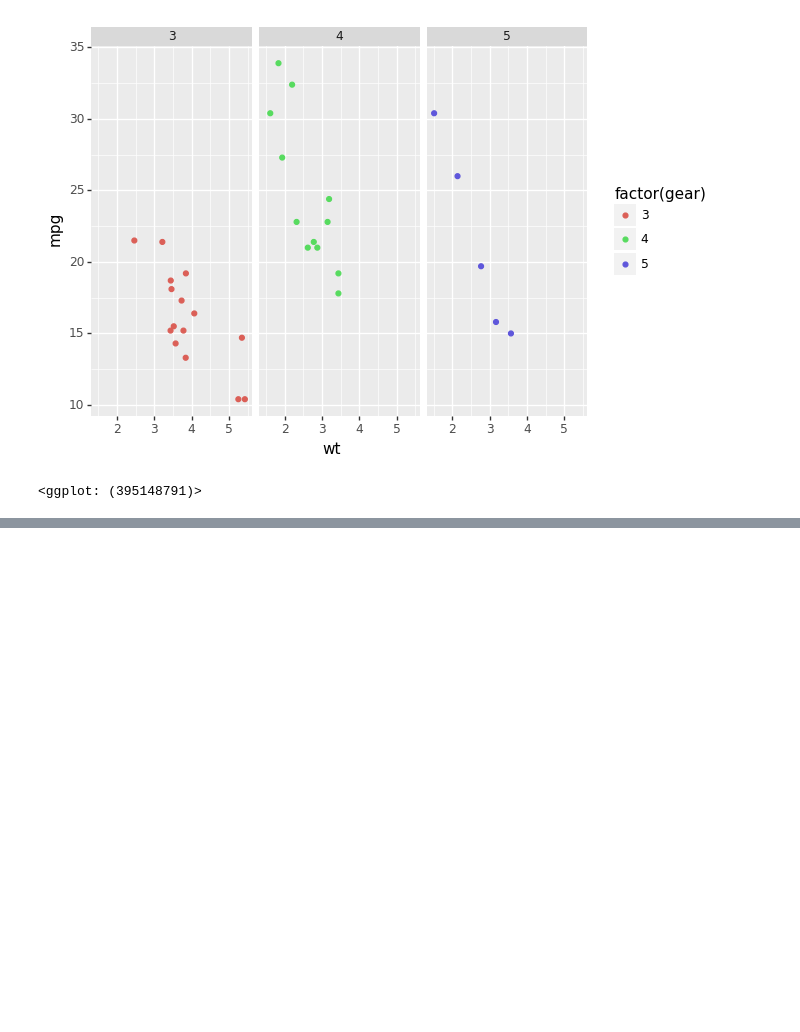
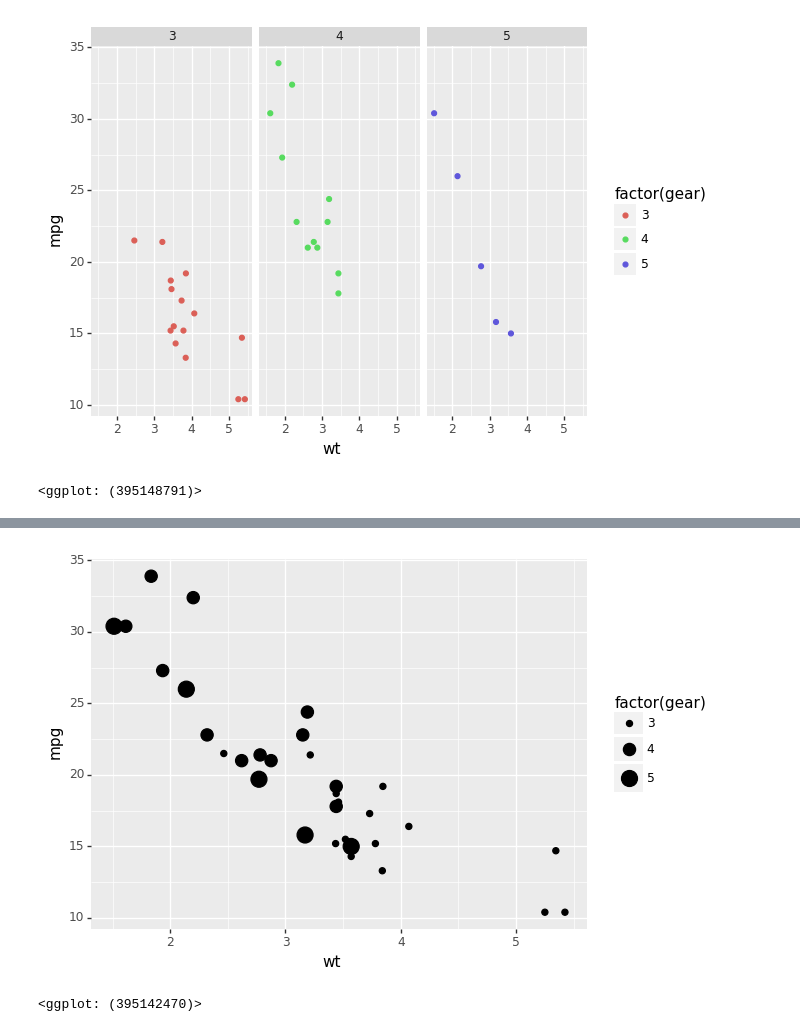
Before and after one commit to adroit-ds/plotnine, a Jupyter notebook: plotnine-notebook.ipynb, the cells around one changed output, grey strips where cells are left out. Drawn from its saved outputs; the diff is of its cells as text; code cells hidden in the pictures; blank space fills up the shorter version.

```diff
--- a/plotnine-notebook.ipynb
+++ b/plotnine-notebook.ipynb
@@ -26,0 +37,10 @@ plot
+# %%
+# Size by Gears
+
+plot = (ggplot(data=mtcars)
+        + geom_point(aes("wt", "mpg", size="factor(gear)"))
+        )
+plot
+# %% [output]
+[figure, added]
+<ggplot: (395142470)>
```
Also changed, not shown: parts of 3 cells of this notebook.
